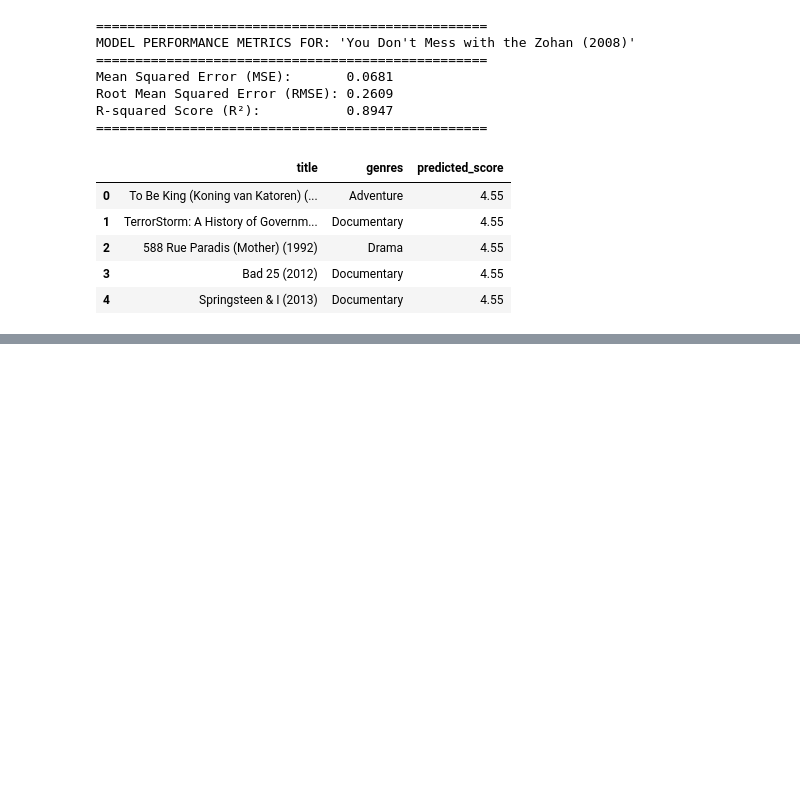
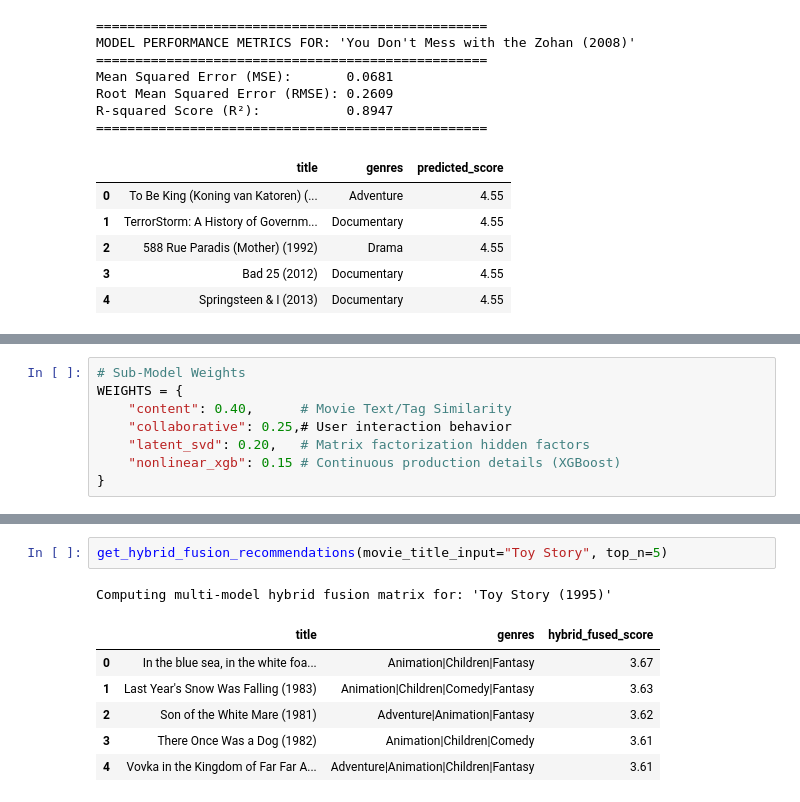
Before and after one commit to ndegwaanth/hybrid-movie-recommendation, a Jupyter notebook: ALX_Project_recommender_systems.ipynb, the cells around one changed output, grey strips where cells are left out. Drawn from its saved outputs; the diff is of its cells as text; blank space fills up the shorter version.

```diff
--- a/ALX_Project_recommender_systems.ipynb
+++ b/ALX_Project_recommender_systems.ipynb
@@ -1199,0 +1208,8 @@ R-squared Score (R²):           0.8947
+# %%
+# Sub-Model Weights
+WEIGHTS = {
+    "content": 0.40,      # Movie Text/Tag Similarity
+    "collaborative": 0.25,# User interaction behavior
+    "latent_svd": 0.20,   # Matrix factorization hidden factors
+    "nonlinear_xgb": 0.15 # Continuous production details (XGBoost)
+}
@@ -1199,0 +1334,10 @@ R-squared Score (R²):           0.8947
+# %%
+get_hybrid_fusion_recommendations(movie_title_input="Toy Story", top_n=5)
+# %% [output]
+Computing multi-model hybrid fusion matrix for: 'Toy Story (1995)'
+|  | title | genres | hybrid_fused_score |
+| 0 | In the blue sea, in the white foa... | Animation|Children|Fantasy | 3.67 |
+| 1 | Last Year's Snow Was Falling (1983) | Animation|Children|Comedy|Fantasy | 3.63 |
+| 2 | Son of the White Mare (1981) | Adventure|Animation|Fantasy | 3.62 |
+| 3 | There Once Was a Dog (1982) | Animation|Children|Comedy | 3.61 |
+| 4 | Vovka in the Kingdom of Far Far A... | Adventure|Animation|Children|Fantasy | 3.61 |
```
Also changed, not shown: parts of 8 cells of this notebook.
